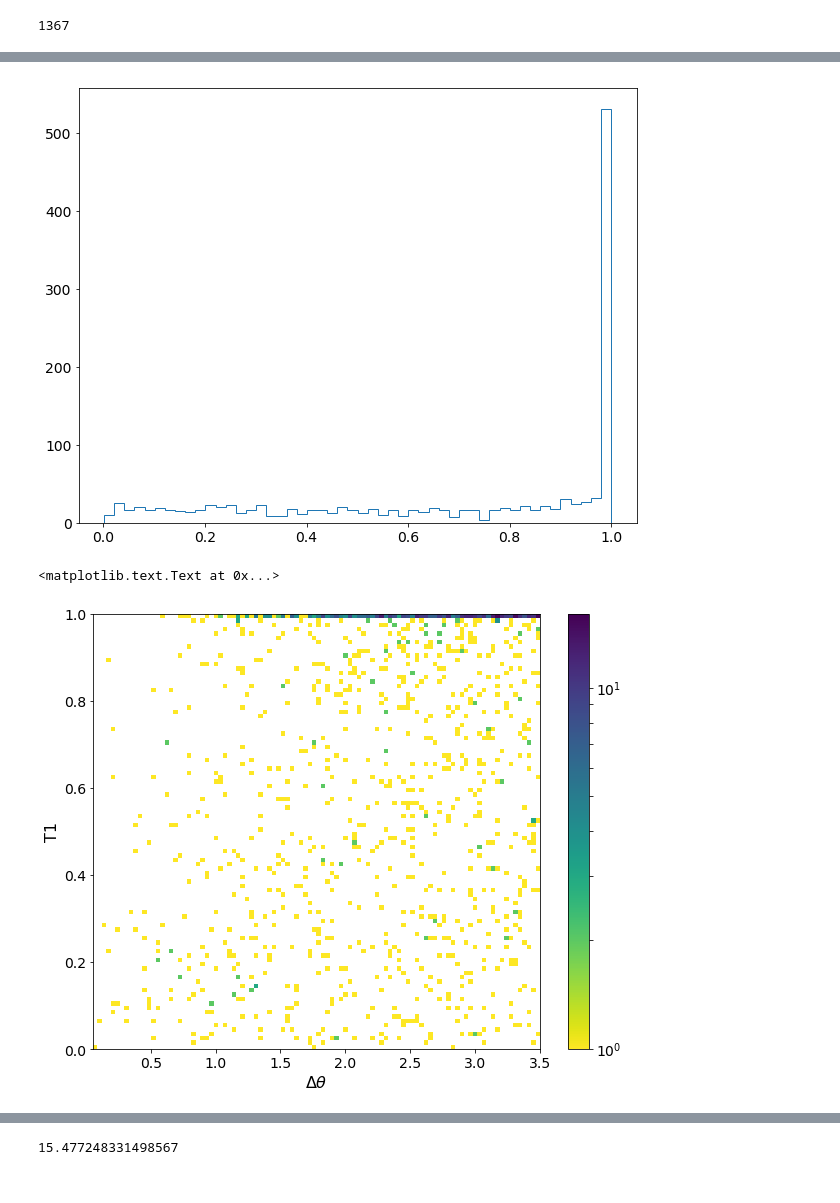
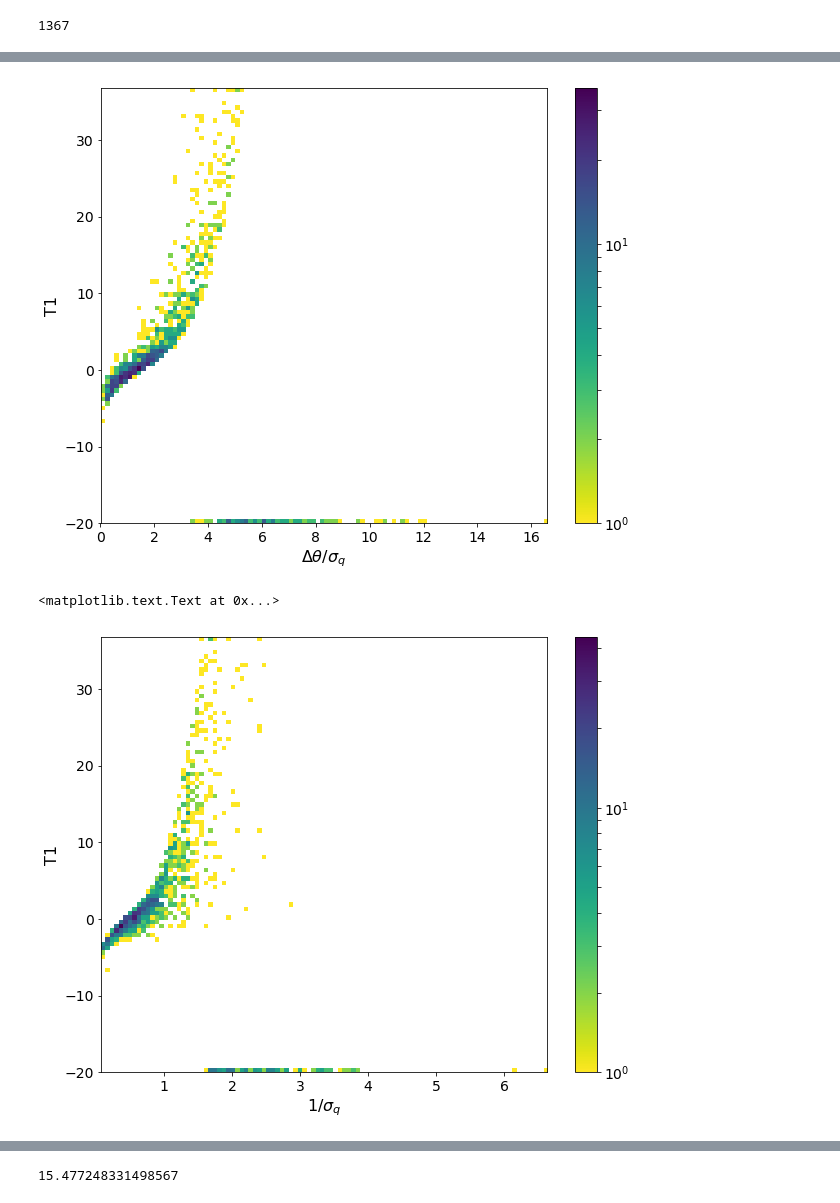
Before and after one commit to hayalaso/Analyses_AMON, a Jupyter notebook: HAWC_IC/multi_correlation_analysis.ipynb, the cells around one changed output, grey strips where cells are left out. Saved outputs shown, nothing was run; the diff lists cells and outputs as text; code cells hidden in the pictures.

Commit message:
added Jimmys signaless distribution. Also included some code to make new plots.

```diff
--- a/HAWC_IC/multi_correlation_analysis.ipynb
+++ b/HAWC_IC/multi_correlation_analysis.ipynb
@@ -361,20 +421,20 @@ savefig("/Users/hugo/AMON/Technical_Notes/IC-HAWC_Analysis/T2vsLLH.pdf")
 # %%
-# from matplotlib.colors import LogNorm
-# hist2d(df_result3.T3,df_result3.T3/df_result3.LLH,bins=100,cmap='viridis_r',norm=LogNorm())
-# colorbar()
-# xlabel(r"T3",fontsize=16)
-# ylabel(r'T3/$\ln \lambda$',fontsize=16)
-#zscale('log')np.log(1-phwc)
-#savefig("/Users/hugo/AMON/Technical_Notes/IC-HAWC_Analysis/T3vsLLH.pdf")
-hT1 = plt.hist(np.exp(df_result3.T1),bins=50,histtype='step')
+from matplotlib.colors import LogNorm
+hist2d(df_result3.SpcAng/df_result3.Best_pos_err,df_result3.T1,bins=100,cmap='viridis_r',norm=LogNorm())
+colorbar()
+xlabel(r"$\Delta \theta / \sigma_q$",fontsize=16)
+ylabel(r'T1',fontsize=16)
+savefig("/Users/hugo/AMON/Technical_Notes/IC-HAWC_Analysis/T1vsZ.pdf")
 # %% [output]
-[figure, old version]
+[figure, new version]
 # %%
+rcParams['figure.figsize'] = (10, 8)
 from matplotlib.colors import LogNorm
-hist2d(df_result3.SpcAng,np.exp(df_result3.T1),bins=100,cmap='viridis_r',norm=LogNorm())
+hist2d(1/df_result3.Best_pos_err,df_result3.T1,bins=100,cmap='viridis_r',norm=LogNorm())
 colorbar()
-xlabel(r"$\Delta \theta$",fontsize=16)
+xlabel(r"$1/\sigma_q$",fontsize=16)
 ylabel(r'T1',fontsize=16)
+#ylim(-1,0)
 # %% [output]
 <matplotlib.text.Text at 0x...>
-[figure, old version]
+[figure, new version]
```
Also changed, not shown: parts of 17 cells of this notebook, 1 other file.
